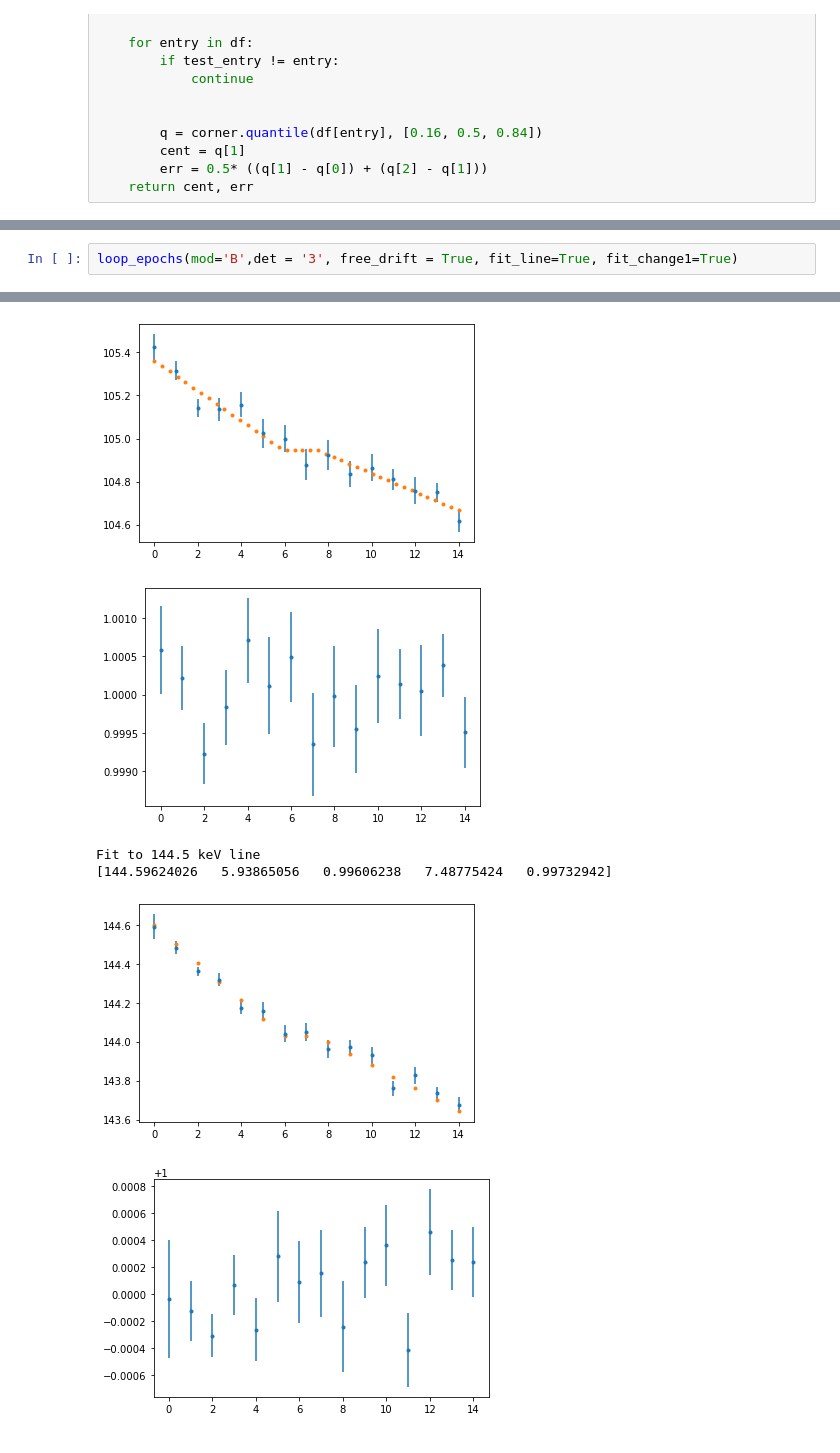
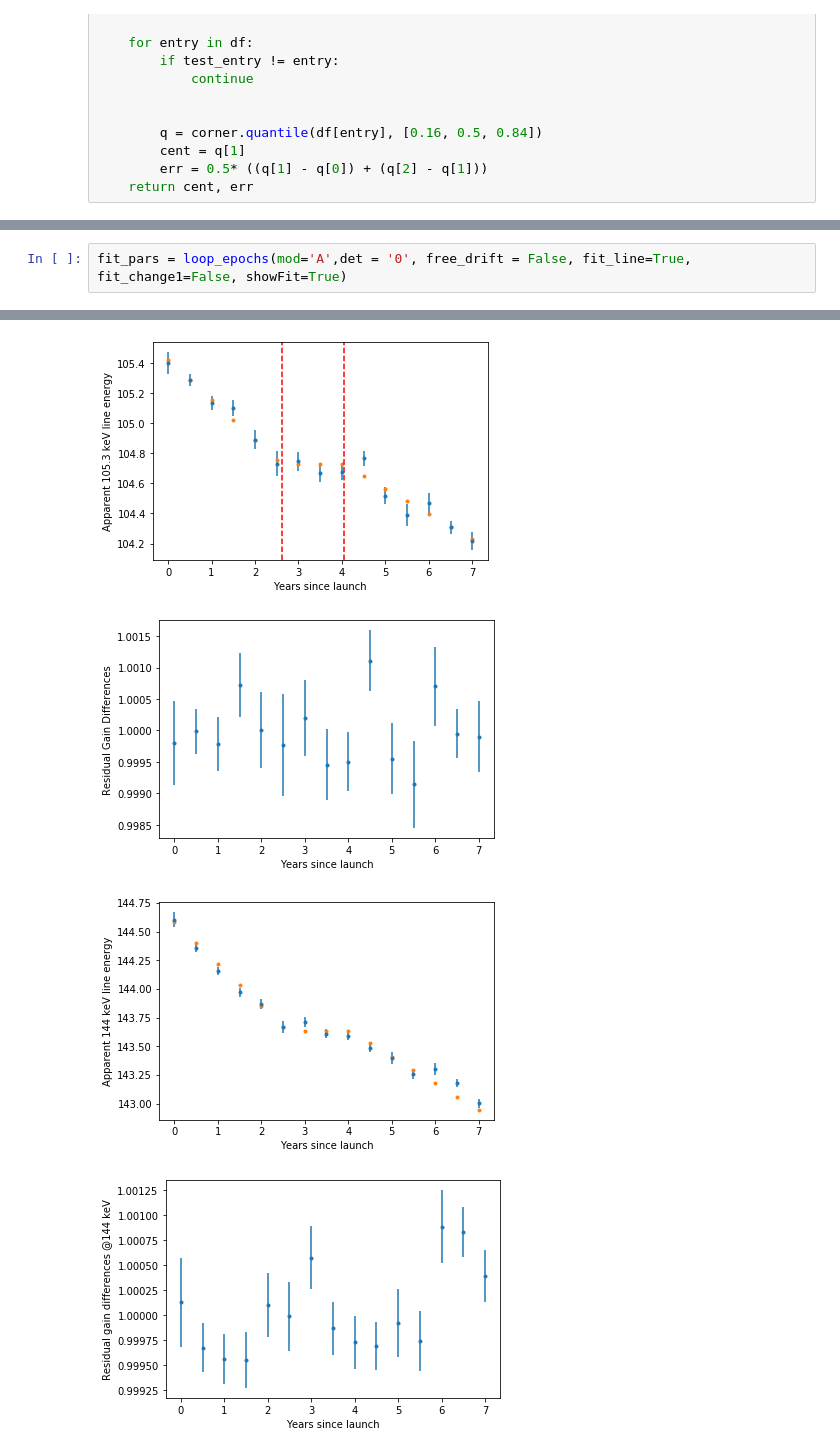
Before and after one commit to bwgref/nustar_background, a Jupyter notebook: pha_files/Parse_Chain_Fits.ipynb, the cells around one changed output, grey strips where cells are left out. Cells and saved outputs as stored; diff of their text form.

```diff
--- a/pha_files/Parse_Chain_Fits.ipynb
+++ b/pha_files/Parse_Chain_Fits.ipynb
@@ -171,3 +225,3 @@ def loop_epochs(det='0', mod = 'A', fit_change1=False,free_drift=False, fit_line
 # %%
-loop_epochs(mod='B',det = '3', free_drift = True, fit_line=True, fit_change1=True)
+fit_pars = loop_epochs(mod='A',det = '0', free_drift = False, fit_line=True, fit_change1=False, showFit=True)
 # %% [output]
@@ -178,6 +234,4 @@ Errors:  [4.06124648e-02 1.11393428e+00 6.08367773e-04 1.64943566e+00
-[figure, old version]
+[figure, new version]
-[figure, old version]
+[figure, new version]
-Fit to 144.5 keV line
-[144.59624026   5.93865056   0.99606238   7.48775424   0.99732942]
-[figure, old version]
+[figure, new version]
-[figure, old version]
+[figure, new version]
```
Also changed, not shown: parts of 7 cells of this notebook, 5 other files.
